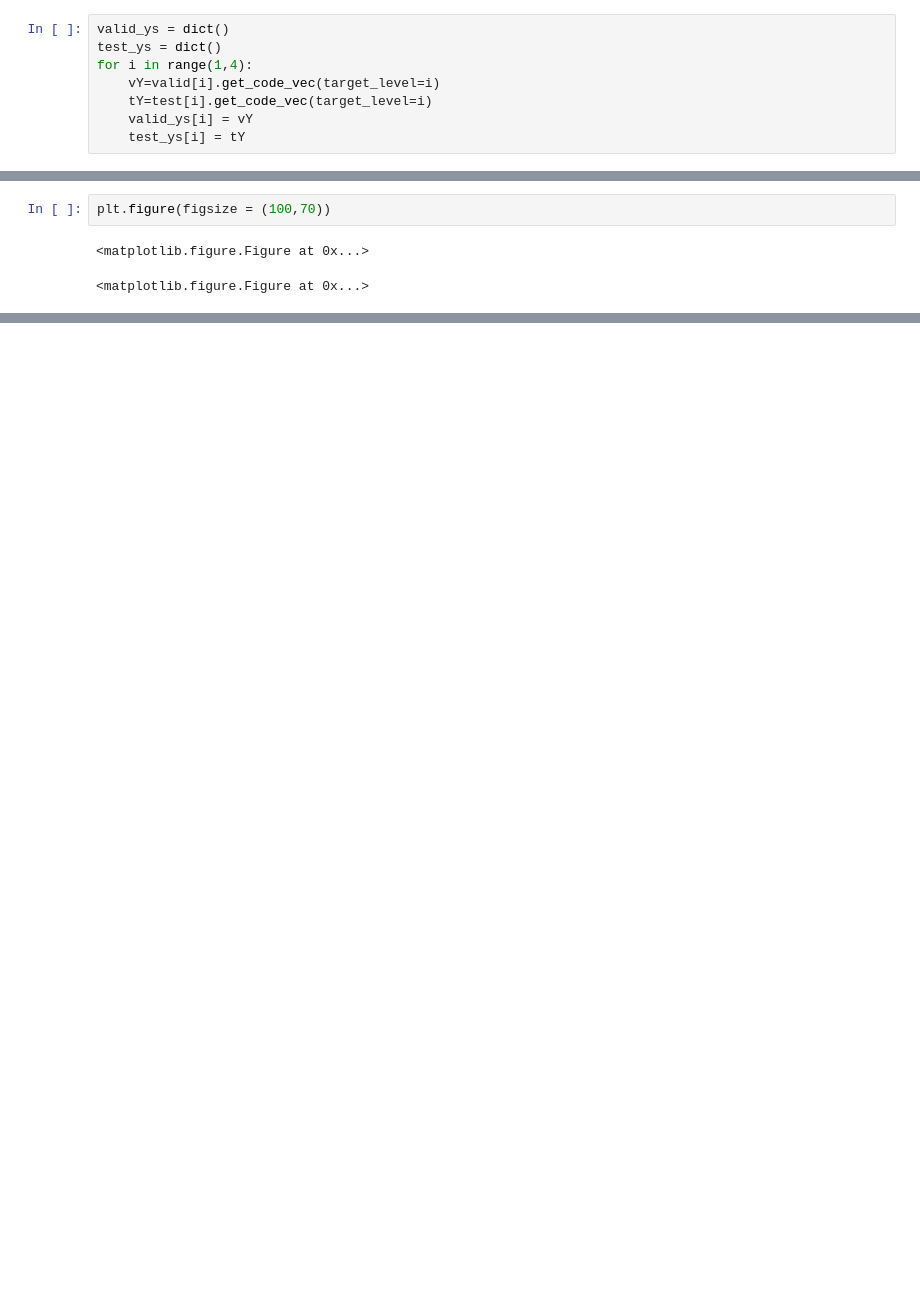
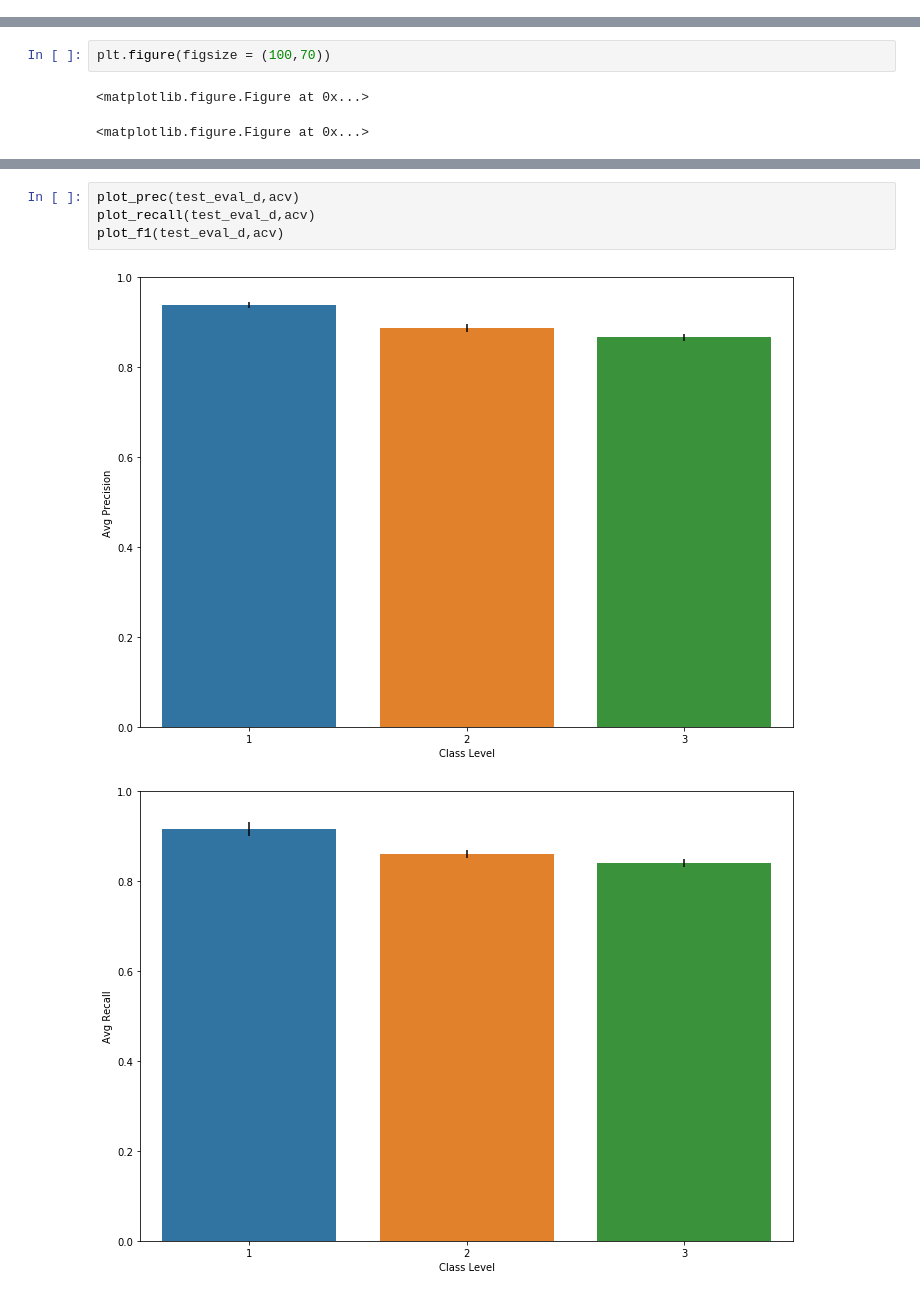
Before and after one commit to kotoroshinoto/whostheboss, a Jupyter notebook: ValidationStats.ipynb, the cells around one changed output, grey strips where cells are left out. Drawn from its saved outputs; the diff is of its cells as text; blank space fills up the shorter version.

```diff
--- a/ValidationStats.ipynb
+++ b/ValidationStats.ipynb
@@ -39,8 +11,0 @@ for i in range(1,4):
-# %%
-valid_ys = dict()
-test_ys = dict()
-for i in range(1,4):
-    vY=valid[i].get_code_vec(target_level=i)
-    tY=test[i].get_code_vec(target_level=i)
-    valid_ys[i] = vY
-    test_ys[i] = tY
@@ -168,0 +195,7 @@ plot_f1(valid_evals,acv)
+# %%
+plot_prec(test_eval_d,acv)
+plot_recall(test_eval_d,acv)
+plot_f1(test_eval_d,acv)
+# %% [output]
+[figure, added]
+[figure, added]
```
Also changed, not shown: parts of 19 cells of this notebook, 51 other files.
